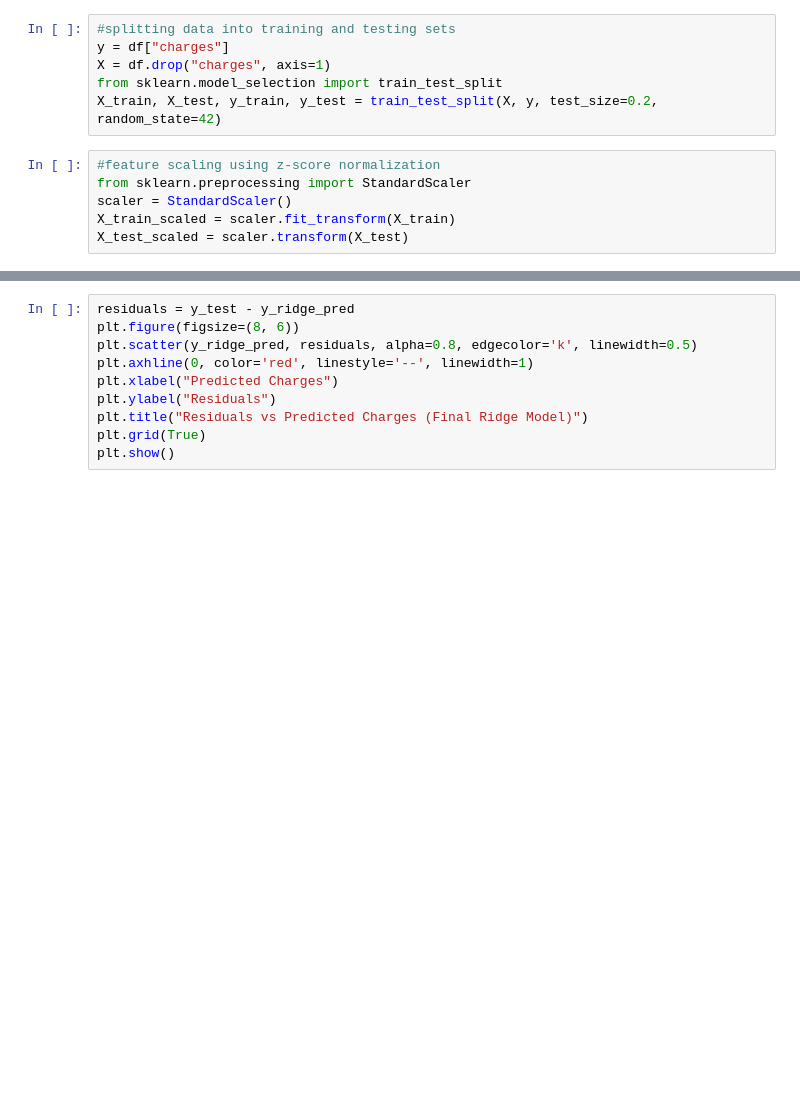
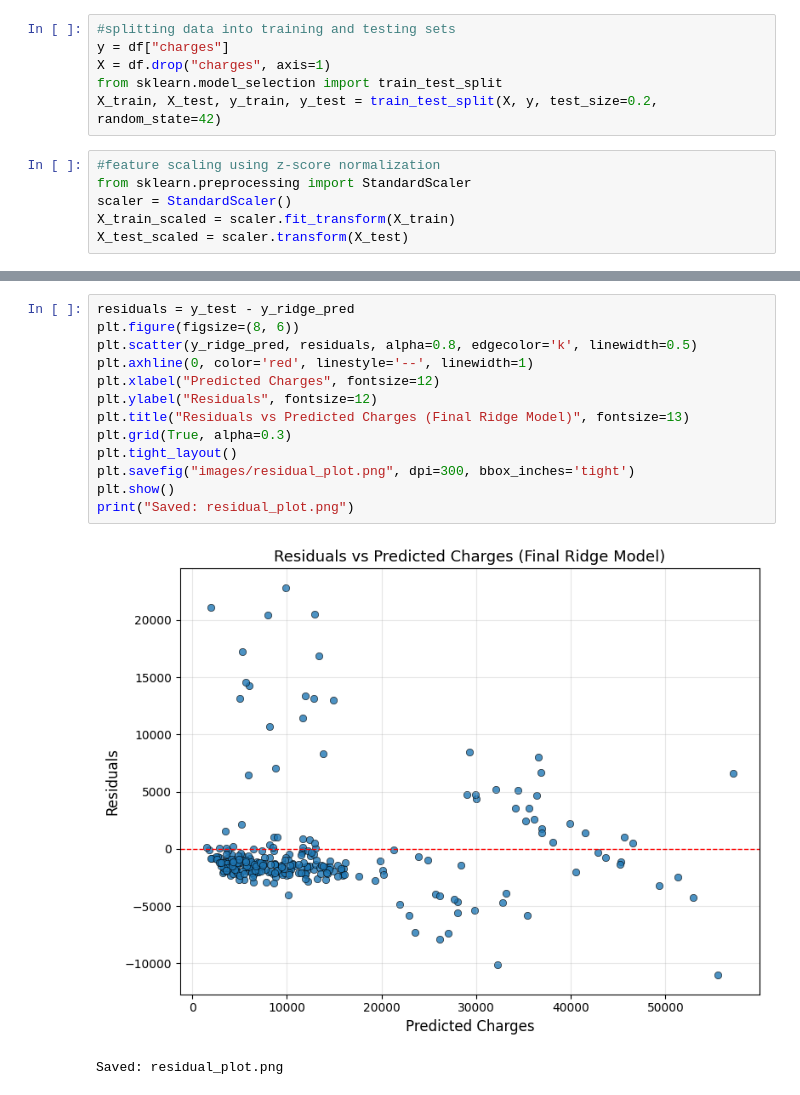
Before and after one commit to moustafa-ash/Medical-Insurance-Premium-Predictor, a Jupyter notebook: baseline_model.ipynb, the cells around one changed output, grey strips where cells are left out. Drawn from its saved outputs; the diff is of its cells as text; blank space fills up the shorter version.

```diff
--- a/baseline_model.ipynb
+++ b/baseline_model.ipynb
@@ -109,10 +176,16 @@ print(coef_df.sort_values(by="Coefficient", ascending=False))
 # %%
 residuals = y_test - y_ridge_pred
 plt.figure(figsize=(8, 6))
 plt.scatter(y_ridge_pred, residuals, alpha=0.8, edgecolor='k', linewidth=0.5)
 plt.axhline(0, color='red', linestyle='--', linewidth=1)
-plt.xlabel("Predicted Charges")
-plt.ylabel("Residuals")
-plt.title("Residuals vs Predicted Charges (Final Ridge Model)")
-plt.grid(True)
+plt.xlabel("Predicted Charges", fontsize=12)
+plt.ylabel("Residuals", fontsize=12)
+plt.title("Residuals vs Predicted Charges (Final Ridge Model)", fontsize=13)
+plt.grid(True, alpha=0.3)
+plt.tight_layout()
+plt.savefig("images/residual_plot.png", dpi=300, bbox_inches='tight')
 plt.show()
+print("Saved: residual_plot.png")
+# %% [output]
+[figure, added]
+Saved: residual_plot.png
```
Also changed, not shown: parts of 14 cells of this notebook, 4 other files.
